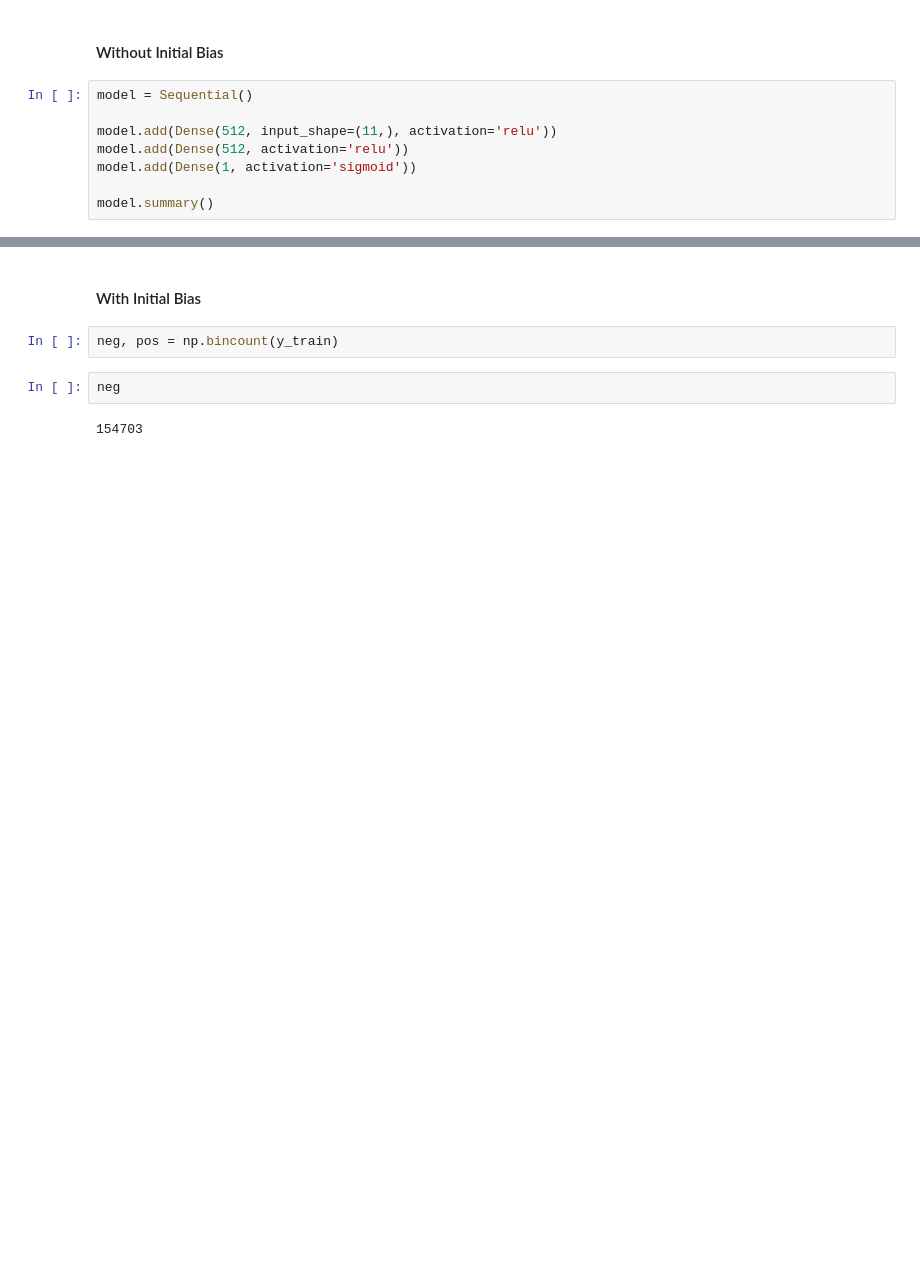
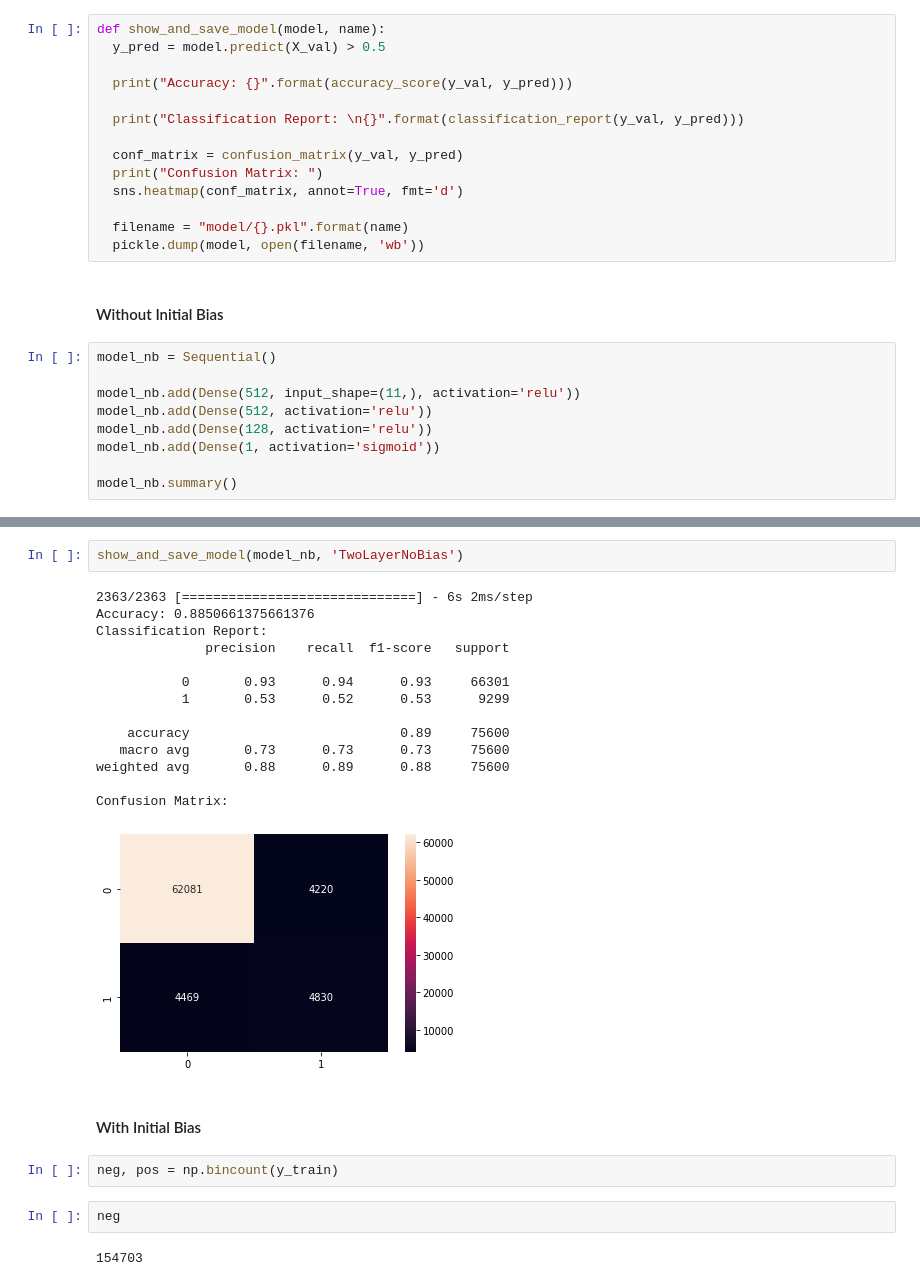
Before and after one commit to thadaniumang/Loan-Prediction, a Jupyter notebook: predictor.ipynb, the cells around one changed output, grey strips where cells are left out. Cells and saved outputs as stored; diff of their text form; blank space fills up the shorter version.

Commit message:
Final Trained Model

```diff
--- a/predictor.ipynb
+++ b/predictor.ipynb
@@ -436,11 +449,26 @@ from keras.initializers import Constant
+# %%
+def show_and_save_model(model, name):
+  y_pred = model.predict(X_val) > 0.5
+
+  print("Accuracy: {}".format(accuracy_score(y_val, y_pred)))
+
+  print("Classification Report: \n{}".format(classification_report(y_val, y_pred)))
+
+  conf_matrix = confusion_matrix(y_val, y_pred)
+  print("Confusion Matrix: ")
+  sns.heatmap(conf_matrix, annot=True, fmt='d')
+
+  filename = "model/{}.pkl".format(name)
+  pickle.dump(model, open(filename, 'wb'))
 # %% [markdown]
 #### Without Initial Bias
 # %%
-model = Sequential()
+model_nb = Sequential()
 
-model.add(Dense(512, input_shape=(11,), activation='relu'))
-model.add(Dense(512, activation='relu'))
-model.add(Dense(1, activation='sigmoid'))
+model_nb.add(Dense(512, input_shape=(11,), activation='relu'))
+model_nb.add(Dense(512, activation='relu'))
+model_nb.add(Dense(128, activation='relu'))
+model_nb.add(Dense(1, activation='sigmoid'))
 
-model.summary()
+model_nb.summary()
 # %% [output]
@@ -517,3 +512,20 @@ Confusion Matrix:
+# %%
+show_and_save_model(model_nb, 'TwoLayerNoBias')
+# %% [output]
+2363/2363 [==============================] - 6s 2ms/step
+Accuracy: 0.8850661375661376
+Classification Report:
+              precision    recall  f1-score   support
+
+           0       0.93      0.94      0.93     66301
+           1       0.53      0.52      0.53      9299
+
+    accuracy                           0.89     75600
+   macro avg       0.73      0.73      0.73     75600
+weighted avg       0.88      0.89      0.88     75600
+
+Confusion Matrix:
+[figure, added]
 # %% [markdown]
 #### With Initial Bias
 # %%
```
Also changed, not shown: parts of 48 cells of this notebook.
